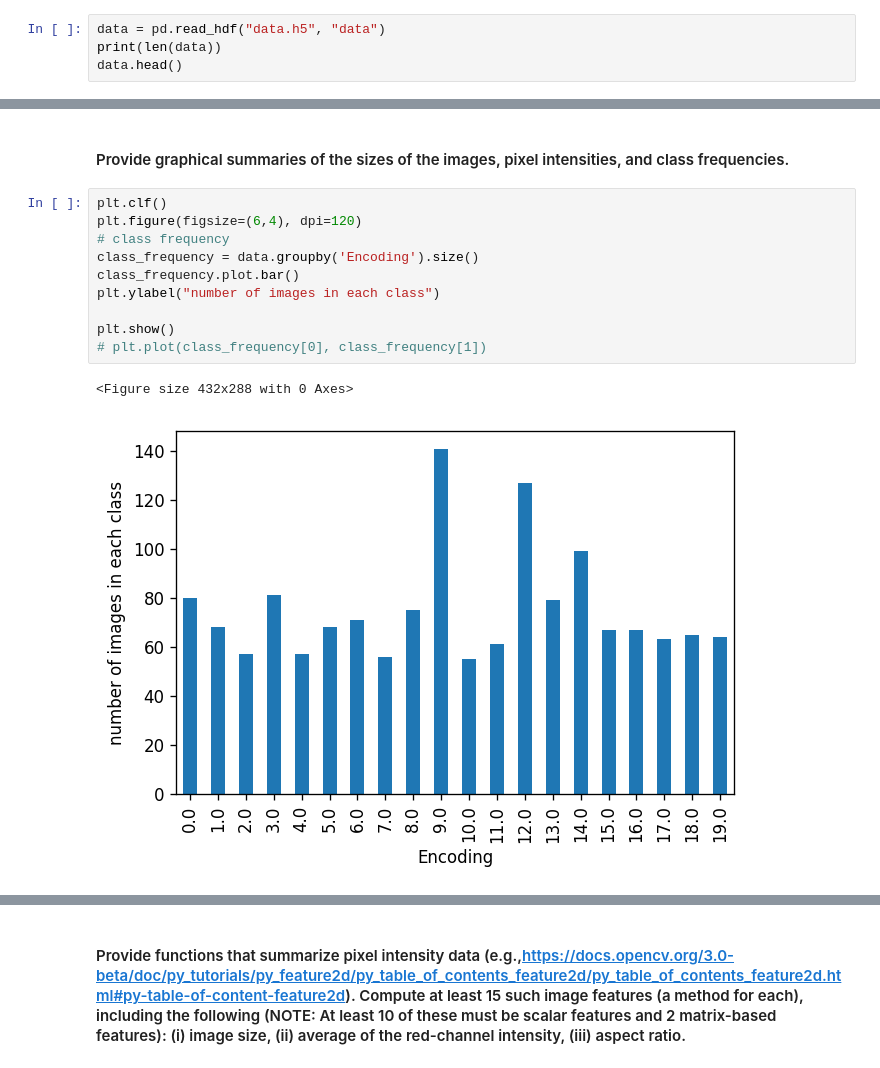
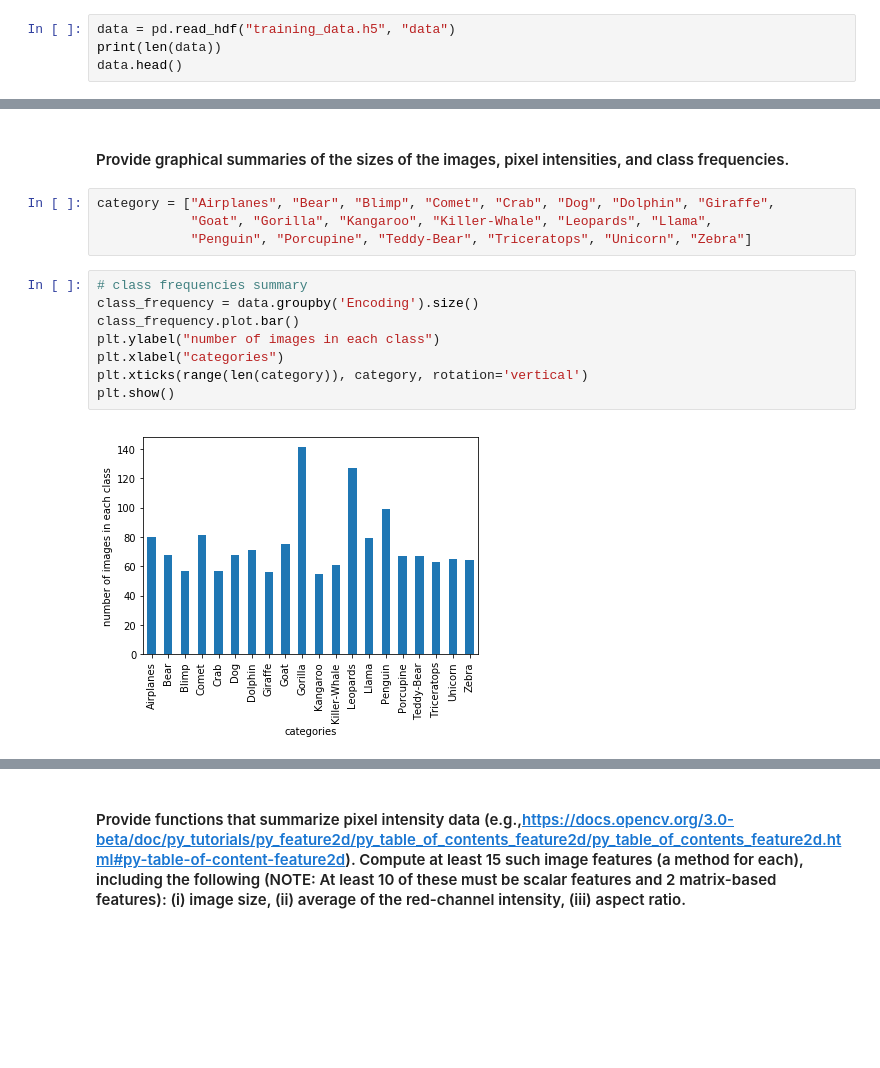
Before and after one commit to LinjianMa/DS100-final-project, a Jupyter notebook: GradProject_NB2.ipynb, the cells around one changed output, grey strips where cells are left out. Saved outputs shown, nothing was run; the diff lists cells and outputs as text; blank space fills up the shorter version.

```diff
--- a/GradProject_NB2.ipynb
+++ b/GradProject_NB2.ipynb
@@ -20,5 +66,5 @@ import cv2
 # %%
-data = pd.read_hdf("data.h5", "data")
+data = pd.read_hdf("training_data.h5", "data")
 print(len(data))
 data.head()
 # %% [output]
@@ -48,15 +89,16 @@ skimage.io.imshow(subsample.iloc[0]['Pictures'])
 # %% [markdown]
 #### Provide graphical summaries of the sizes of the images, pixel intensities, and class frequencies.
+# %%
+category = ["Airplanes", "Bear", "Blimp", "Comet", "Crab", "Dog", "Dolphin", "Giraffe",
+            "Goat", "Gorilla", "Kangaroo", "Killer-Whale", "Leopards", "Llama",
+            "Penguin", "Porcupine", "Teddy-Bear", "Triceratops", "Unicorn", "Zebra"]
 # %%
-plt.clf()
-plt.figure(figsize=(6,4), dpi=120)
-# class frequency
+# class frequencies summary
 class_frequency = data.groupby('Encoding').size()
 class_frequency.plot.bar()
 plt.ylabel("number of images in each class")
-
+plt.xlabel("categories")
+plt.xticks(range(len(category)), category, rotation='vertical')
 plt.show()
-# plt.plot(class_frequency[0], class_frequency[1])
 # %% [output]
-<Figure size 432x288 with 0 Axes>
-[figure, old version]
+[figure, new version]
```
Also changed, not shown: parts of 41 cells of this notebook.
